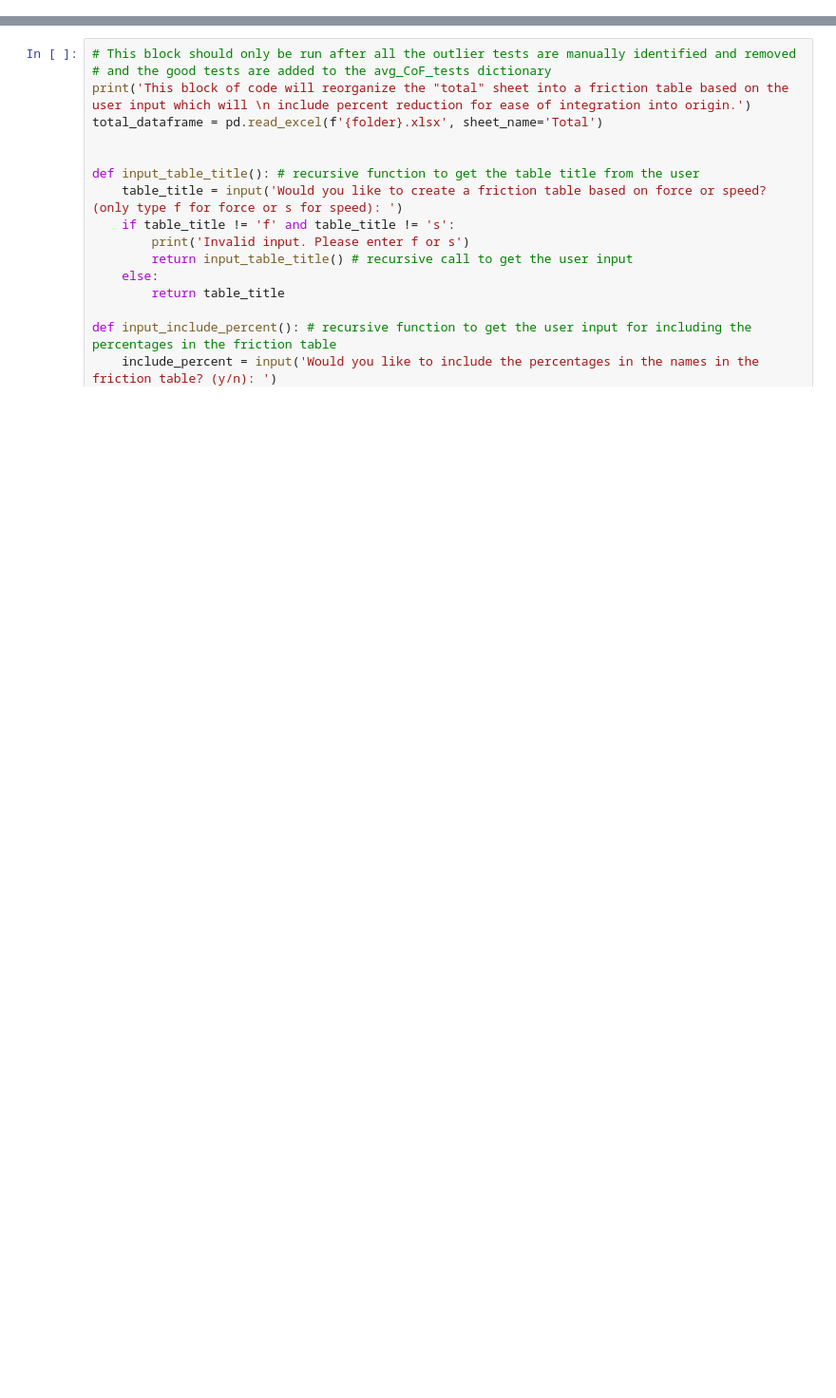
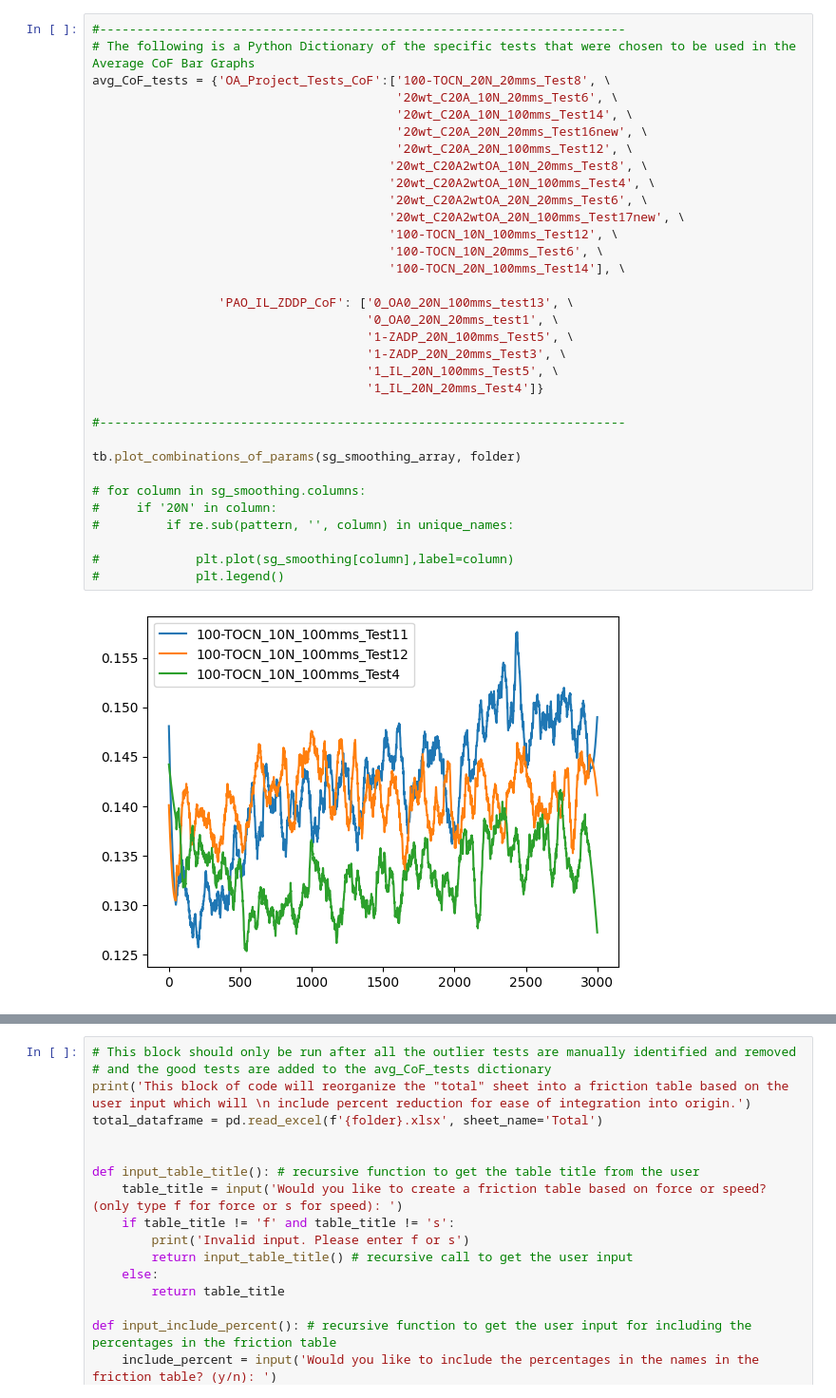
Before and after one commit to nick0413/Automated_AFM_analysis, a Jupyter notebook: Tribometer_data/post_processing.ipynb, the cells around one changed output, grey strips where cells are left out. Shown at 95% size. Drawn from its saved outputs; the diff is of its cells as text; blank space fills up the shorter version.

```diff
--- a/Tribometer_data/post_processing.ipynb
+++ b/Tribometer_data/post_processing.ipynb
@@ -122,0 +60,35 @@ def plot_combinations_of_params(smoothed_df, folder):
+# %%
+#-----------------------------------------------------------------------
+# The following is a Python Dictionary of the specific tests that were chosen to be used in the Average CoF Bar Graphs
+avg_CoF_tests = {'OA_Project_Tests_CoF':['100-TOCN_20N_20mms_Test8', \
+                                         '20wt_C20A_10N_20mms_Test6', \
+                                         '20wt_C20A_10N_100mms_Test14', \
+                                         '20wt_C20A_20N_20mms_Test16new', \
+                                         '20wt_C20A_20N_100mms_Test12', \
+                                        '20wt_C20A2wtOA_10N_20mms_Test8', \
+                                        '20wt_C20A2wtOA_10N_100mms_Test4', \
+                                        '20wt_C20A2wtOA_20N_20mms_Test6', \
+                                        '20wt_C20A2wtOA_20N_100mms_Test17new', \
+                                        '100-TOCN_10N_100mms_Test12', \
+                                        '100-TOCN_10N_20mms_Test6', \
+                                        '100-TOCN_20N_100mms_Test14'], \
+
+                 'PAO_IL_ZDDP_CoF': ['0_OA0_20N_100mms_test13', \
+                                     '0_OA0_20N_20mms_test1', \
+                                     '1-ZADP_20N_100mms_Test5', \
+                                     '1-ZADP_20N_20mms_Test3', \
+                                     '1_IL_20N_100mms_Test5', \
+                                     '1_IL_20N_20mms_Test4']}
+
+#-----------------------------------------------------------------------
+
+tb.plot_combinations_of_params(sg_smoothing_array, folder)
+
+# for column in sg_smoothing.columns:
+#     if '20N' in column:
+#         if re.sub(pattern, '', column) in unique_names:
+
+#             plt.plot(sg_smoothing[column],label=column)
+#             plt.legend()
+# %% [output]
+[figure, added]
```
Also changed, not shown: parts of 8 cells of this notebook, 1 other file.
